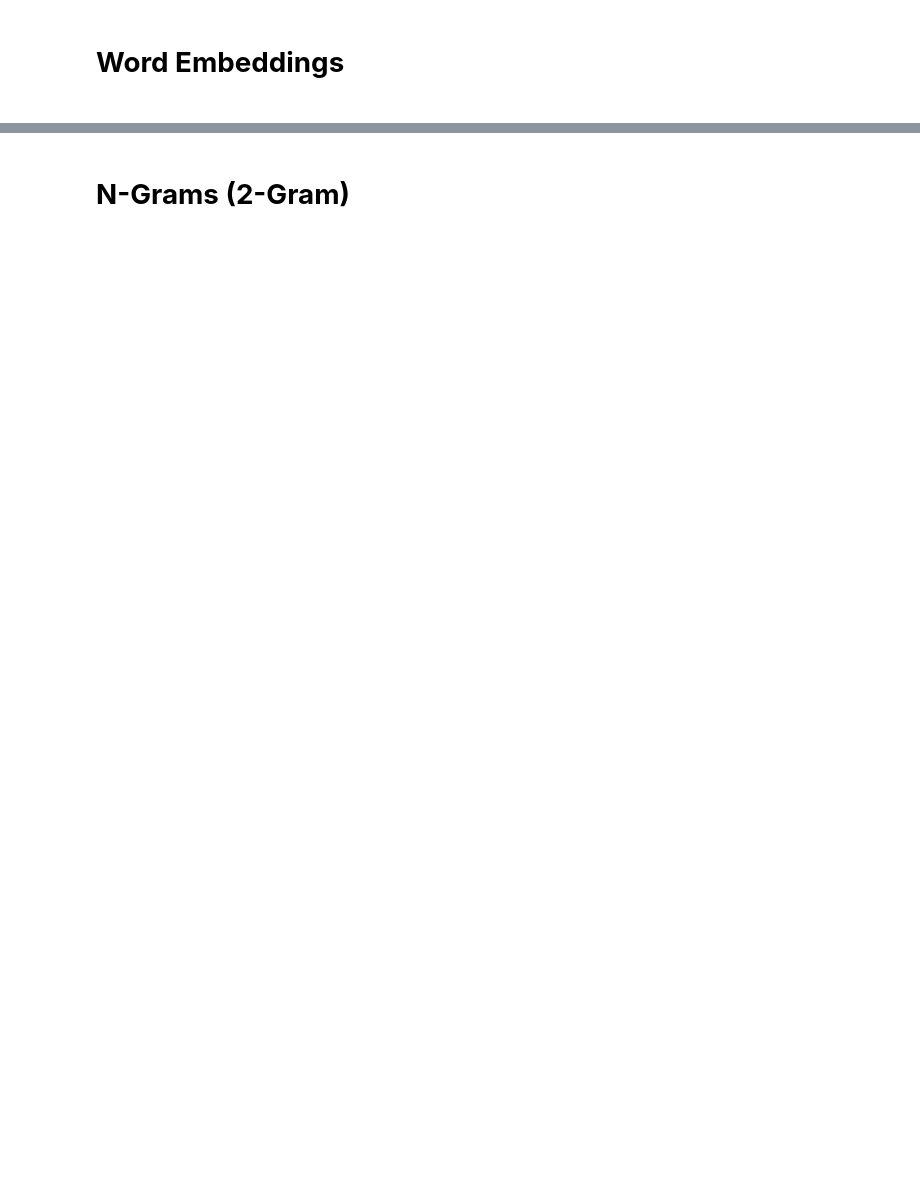
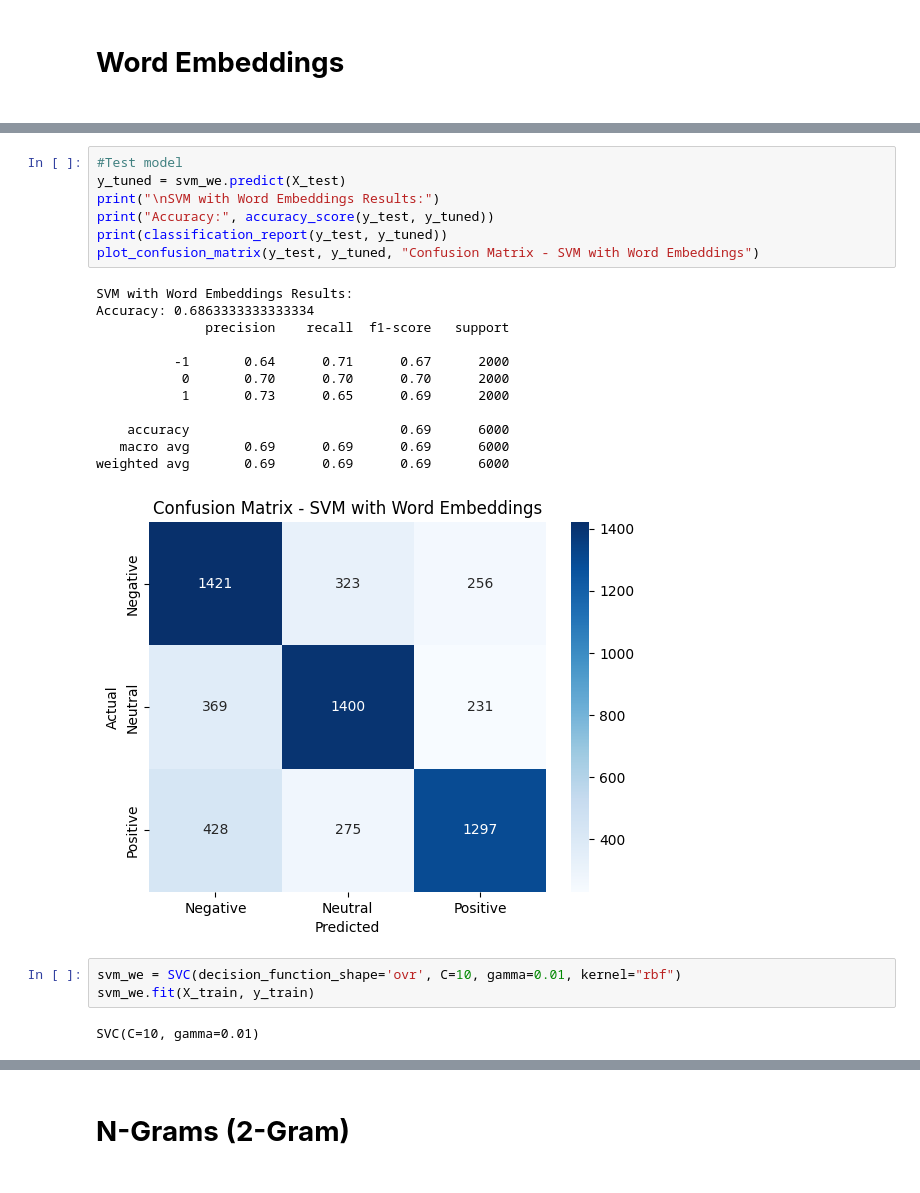
Before and after one commit to dustinjowsey/sentiment-analysis-project, a Jupyter notebook: notebooks/svm_presentation_tests.ipynb, the cells around one changed output, grey strips where cells are left out. Cells and saved outputs as stored; diff of their text form; blank space fills up the shorter version.

```diff
--- a/notebooks/svm_presentation_tests.ipynb
+++ b/notebooks/svm_presentation_tests.ipynb
@@ -135,3 +190,28 @@ svm_we.fit(X_train, y_train)
+# %%
+#Test model
+y_tuned = svm_we.predict(X_test)
+print("\nSVM with Word Embeddings Results:")
+print("Accuracy:", accuracy_score(y_test, y_tuned))
+print(classification_report(y_test, y_tuned))
+plot_confusion_matrix(y_test, y_tuned, "Confusion Matrix - SVM with Word Embeddings")
+# %% [output]
+SVM with Word Embeddings Results:
+Accuracy: 0.6863333333333334
+              precision    recall  f1-score   support
+
+          -1       0.64      0.71      0.67      2000
+           0       0.70      0.70      0.70      2000
+           1       0.73      0.65      0.69      2000
+
+    accuracy                           0.69      6000
+   macro avg       0.69      0.69      0.69      6000
+weighted avg       0.69      0.69      0.69      6000
+[figure, added]
+# %%
+svm_we = SVC(decision_function_shape='ovr', C=10, gamma=0.01, kernel="rbf")
+svm_we.fit(X_train, y_train)
+# %% [output]
+SVC(C=10, gamma=0.01)
 # %%
 #Test model
 y_tuned = svm_we.predict(X_test)
```
Also changed, not shown: parts of 19 cells of this notebook.
